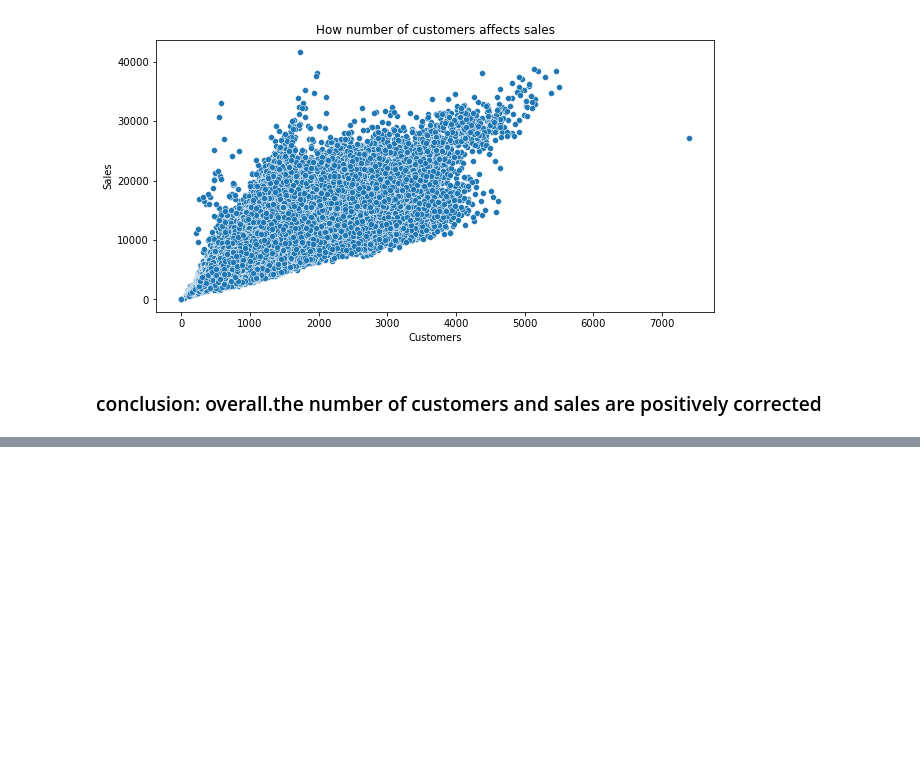
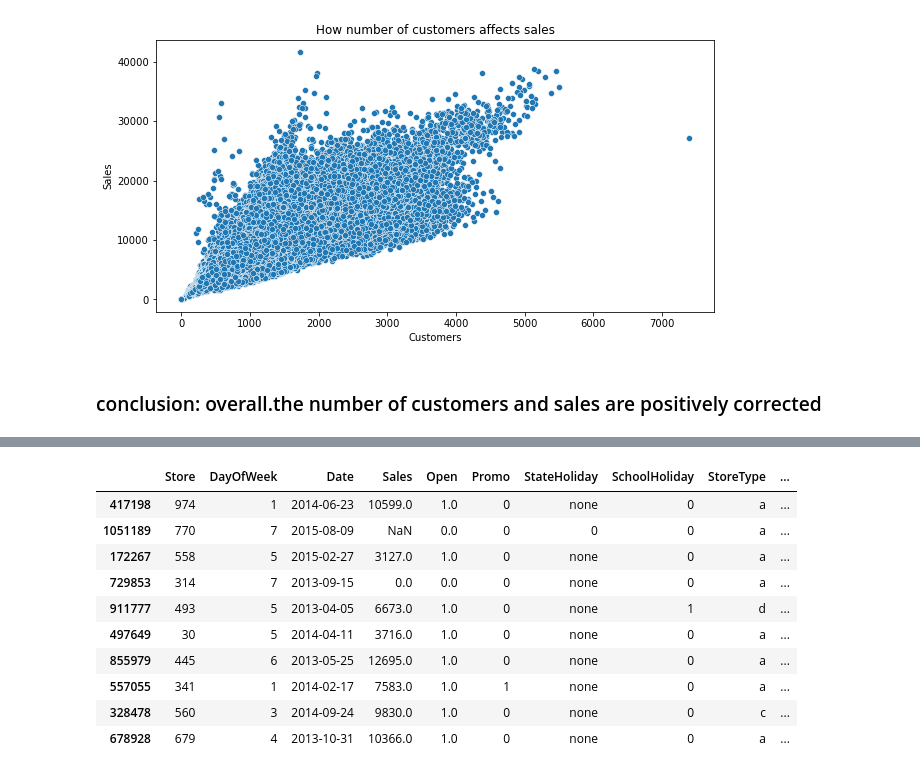
Before and after one commit to DuanLee2520/Rossmann-Store-Sales, a Jupyter notebook: RSS.ipynb, the cells around one changed output, grey strips where cells are left out. Cells and saved outputs as stored; diff of their text form; code cells hidden in the pictures; blank space fills up the shorter version.

```diff
--- a/RSS.ipynb
+++ b/RSS.ipynb
@@ -572,0 +608,2 @@ ax.set(**{'title':'How number of customers affects sales'})
+# %%
+train_df=train_df.drop('Customers',axis=1)
@@ -572,0 +612,2 @@ ax.set(**{'title':'How number of customers affects sales'})
+# %%
+test_df.StateHoliday=test_df.StateHoliday.map({'0':'none',0:'none','a':'public holiday','b':'Easter','c':'Christmas'})
@@ -572,0 +630,16 @@ ax.set(**{'title':'How number of customers affects sales'})
+# %%
+# connect store and train_test
+data_train_test=pd.merge(data_train_test,store_df,on='Store',how='left')
+data_train_test.sample(10)
+# %% [output]
+|  | Store | DayOfWeek | Date | Sales | Open | Promo | StateHoliday | SchoolHoliday | StoreType | ... |
+| 417198 | 974 | 1 | 2014-06-23 | 10599.0 | 1.0 | 0 | none | 0 | a | ... |
+| 1051189 | 770 | 7 | 2015-08-09 | NaN | 0.0 | 0 | 0 | 0 | a | ... |
+| 172267 | 558 | 5 | 2015-02-27 | 3127.0 | 1.0 | 0 | none | 0 | a | ... |
+| 729853 | 314 | 7 | 2013-09-15 | 0.0 | 0.0 | 0 | none | 0 | a | ... |
+| 911777 | 493 | 5 | 2013-04-05 | 6673.0 | 1.0 | 0 | none | 1 | d | ... |
+| 497649 | 30 | 5 | 2014-04-11 | 3716.0 | 1.0 | 0 | none | 0 | a | ... |
+| 855979 | 445 | 6 | 2013-05-25 | 12695.0 | 1.0 | 0 | none | 0 | a | ... |
+| 557055 | 341 | 1 | 2014-02-17 | 7583.0 | 1.0 | 1 | none | 0 | a | ... |
+| 328478 | 560 | 3 | 2014-09-24 | 9830.0 | 1.0 | 0 | none | 0 | c | ... |
+| 678928 | 679 | 4 | 2013-10-31 | 10366.0 | 1.0 | 0 | none | 0 | a | ... |
```
Also changed, not shown: parts of 24 cells of this notebook.
